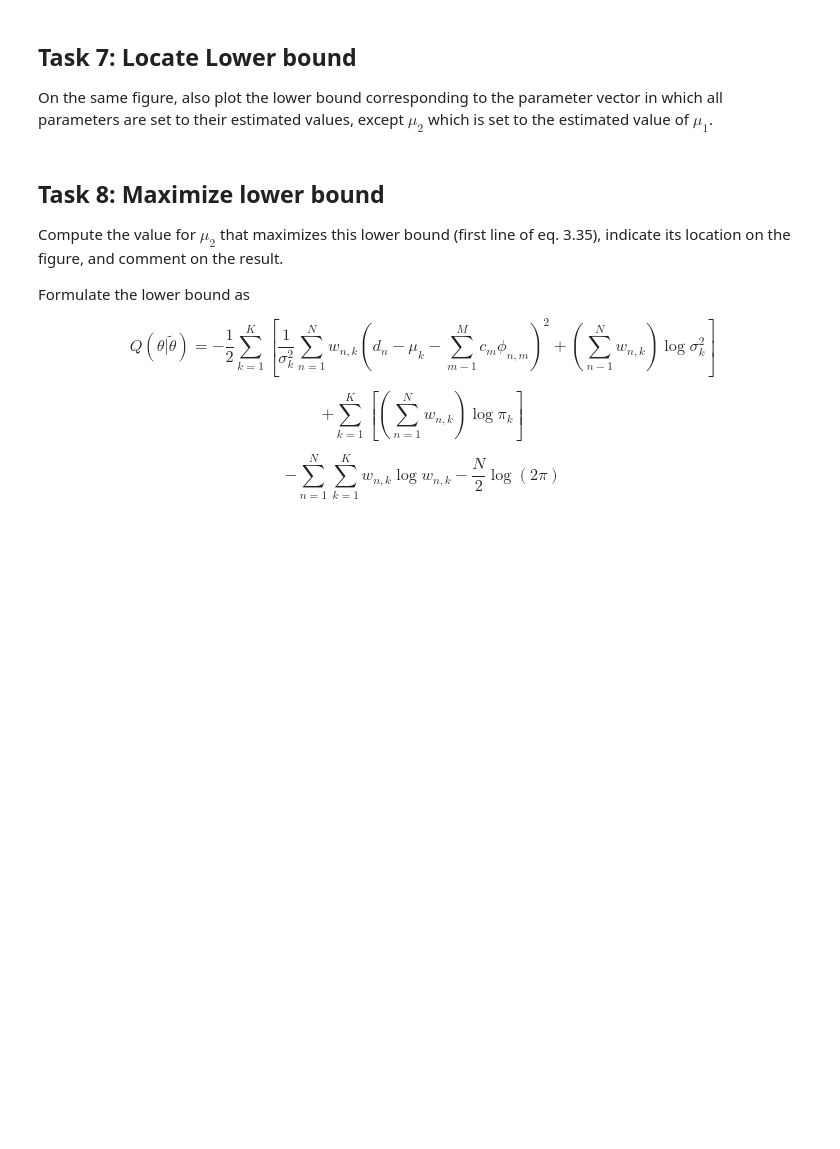
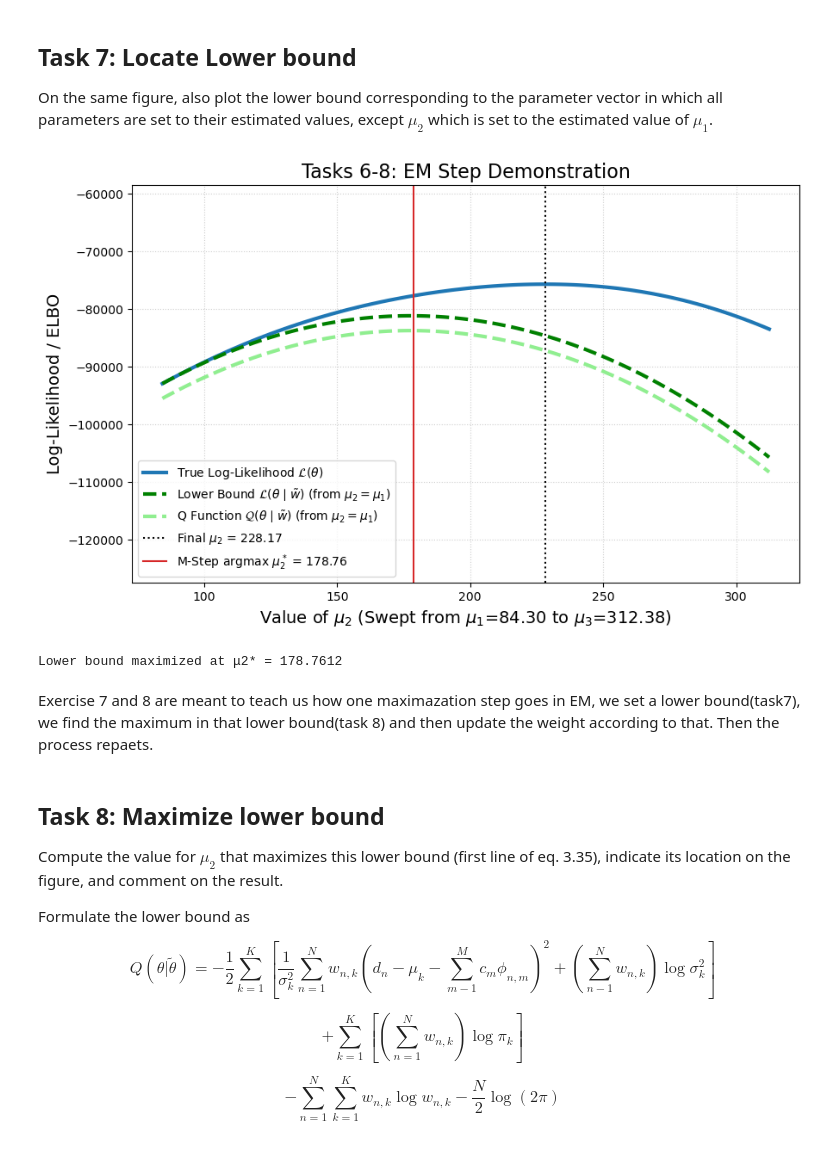
Before and after one commit to HolgeMax/MIA, a Jupyter notebook: Holger/Week_8/Ex5_student1.ipynb, the cells around one changed output. Drawn from its saved outputs; the diff is of its cells as text; code cells hidden in the pictures; blank space fills up the shorter version.

Commit message:
Exercise 5 complete

```diff
--- a/Holger/Week_8/Ex5_student1.ipynb
+++ b/Holger/Week_8/Ex5_student1.ipynb
@@ -556,3 +635,65 @@ parameters are set to their estimated values, except $\mu_2$ which is set to the
+# %%
+# task 7: what is the maximization of the m_step? It is the maximization of the ELBO/q-finction with frozen weights where mu_2 = mu_1
+sorted_indices = np.argsort(gmm.mu)
+k_min_index = sorted_indices[0]
+mu2_idx = sorted_indices[1] # The index of the middle mean
+
+mu_tilde = gmm.mu.copy()
+mu_tilde[mu2_idx] = gmm.mu[k_min_index] # set mu_2 = mu_1
+
+
+# get frozen weights
+w_frozen = get_frozen_weights(gmm, data, mu_tilde)
+
+# task 7: calculate q function- and ELBO curve
+elbo_values, q_values = calculate_elbo_curve(gmm, data, w_frozen, mu_space, mu2_idx)
+
+
+# task 8: find maximum of q function and ELBO
+i_star = int(np.argmax(elbo_values))
+mu2_star = float(mu_space[i_star])
+
+# Plotting Everything task 6-8
+plt.figure(figsize=(10, 6))
+
+# plot 1: true Log-Likelihood
+plt.plot(mu_space, log_likelihoods, color='#1f77b4', linewidth=3,
+         label='True Log-Likelihood $\mathcal{L}(\\theta)$')
+
+# plot 2: ELBO
+plt.plot(mu_space, elbo_values, color='green', linestyle='--', linewidth=3,
+         label='Lower Bound $\mathcal{L}(\\theta \mid \\tilde{w})$ (from $\mu_2=\mu_1$)')
+
+# plot 3: Q function
+plt.plot(mu_space, q_values, color='lightgreen', linestyle='--', linewidth=3,
+         label='Q Function $\mathcal{Q}(\\theta \mid \\tilde{w})$ (from $\mu_2=\mu_1$)')
+
+# plot 4: optimal mu2
+plt.axvline(mu2_esti, color='k', ls=':', label=f'Final $\mu_2$ = {mu2_esti:.2f}')
+
+# plot 4: argmax of q function and ELBO
+plt.axvline(mu2_star, color='tab:red', ls='-',
+            label=f'M-Step argmax $\mu_2^*$ = {mu2_star:.2f}')
+
+# dynamic y-limits
+min_ll_sweep = np.min(log_likelihoods)
+max_ll_sweep = np.max(log_likelihoods)
+buffer = (max_ll_sweep - min_ll_sweep) * 2
+plt.ylim(min_ll_sweep - buffer, max_ll_sweep + buffer/2)
+
+plt.title('Tasks 6-8: EM Step Demonstration', fontsize=16)
+plt.xlabel(f'Value of $\\mu_2$ (Swept from $\\mu_1$={mu_min:.2f} to $\\mu_3$={mu_max:.2f})', fontsize=14)
+plt.ylabel('Log-Likelihood / ELBO', fontsize=14)
+plt.grid(True, linestyle=':', alpha=0.6)
+plt.legend()
+plt.show()
+
+print(f"Lower bound maximized at μ2* = {mu2_star:.4f}")
+# %% [output]
+[figure, added]
+Lower bound maximized at μ2* = 178.7612
+# %% [markdown]
+Exercise 7 and 8 are meant to teach us how one maximazation step goes in EM, we set a lower bound(task7), we find the maximum in that lower bound(task 8) and then update the weight according to that. Then the process repaets.
 # %% [markdown]
 ## Task 8: Maximize lower bound
 Compute the value for $\mu_2$ that maximizes this lower bound (first line of eq. 3.35), indicate its location
```
Also changed, not shown: parts of 7 cells of this notebook, 4 other files.
